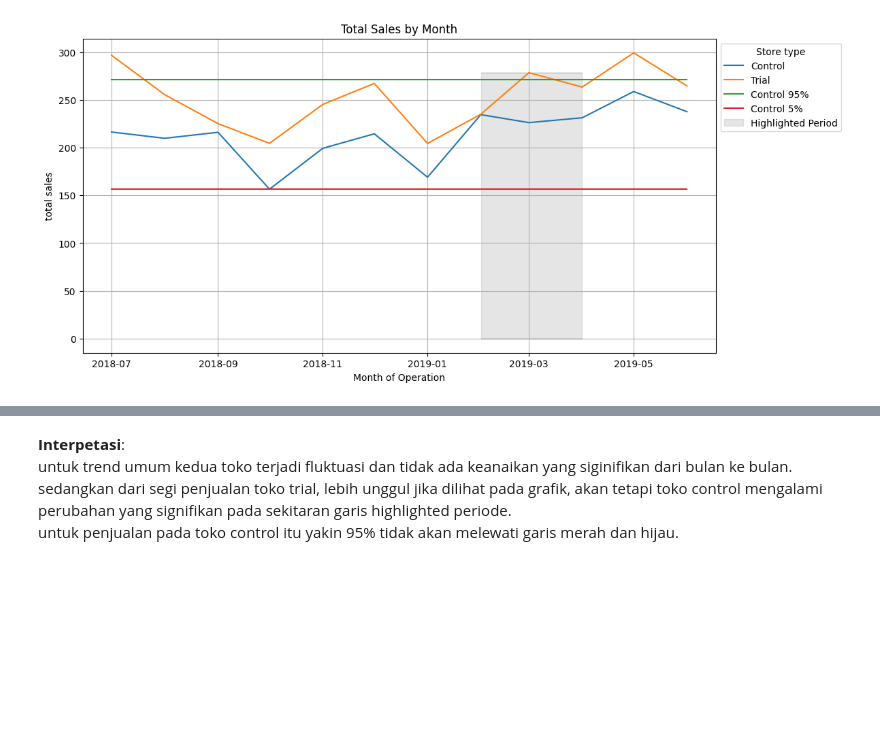
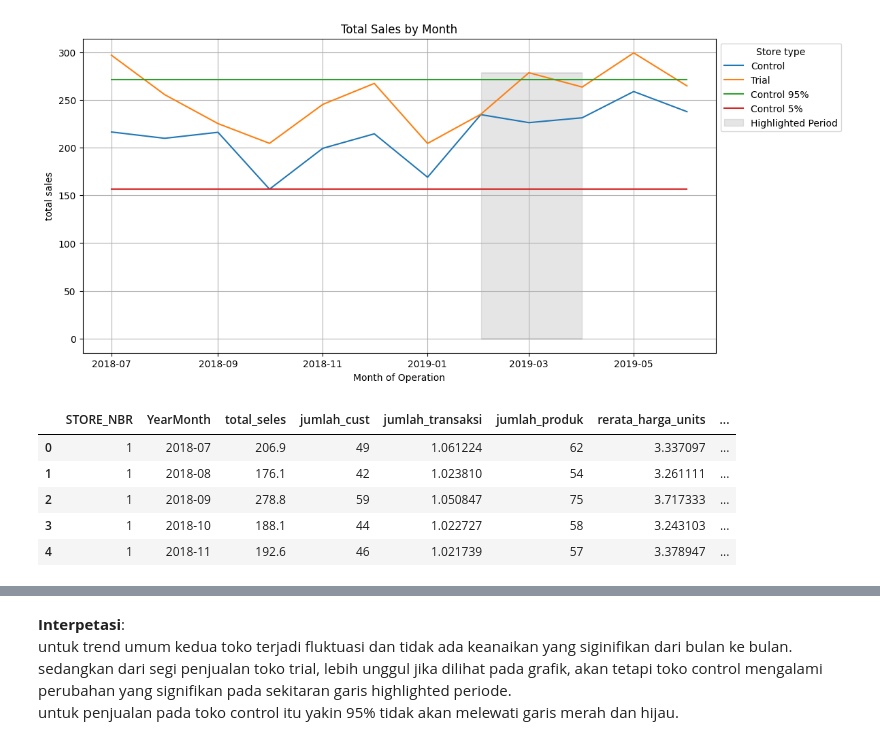
Before and after one commit to Aldistwn29/Experience_Perusahaan_Quantum, a Jupyter notebook: ritel_quantum.ipynb, the cells around one changed output, grey strips where cells are left out. Cells and saved outputs as stored; diff of their text form; code cells hidden in the pictures; blank space fills up the shorter version.

```diff
--- a/ritel_quantum.ipynb
+++ b/ritel_quantum.ipynb
@@ -450,10 +451,10 @@ berdasarkan visualisasi di atas trend cenderung fluktuatif, terjadi penurunan ya
 # %% [markdown]
 # Time Series Analisi (Distribusi Penjualan dan Perbandingan antara eksperimen type toko control dan toko Trial)
 # %%
-measure_over_time_sales = pre_trial_measure.copy()
+measure_over_time_sales = measure_over_time.copy()
 
 # Menambahkan kolom baru
-measure_over_time_sales['transaction_month'] = pd.to_datetime(pre_trial_measure['YearMonth'].astype(str), format='%Y-%m')
+measure_over_time_sales['transaction_month'] = pd.to_datetime(measure_over_time['YearMonth'].astype(str), format='%Y-%m')
 
 # Filter untuk trial dan control store
 past_sales = measure_over_time_sales[measure_over_time_sales['store_type'].isin(['Trial', 'Control'])]
@@ -492,3 +493,12 @@ plt.grid(True)
 plt.show()
 # %% [output]
 [figure]
+# %%
+measure_over_time_sales.head()
+# %% [output]
+|  | STORE_NBR | YearMonth | total_seles | jumlah_cust | jumlah_transaksi | jumlah_produk | rerata_harga_units | ... |
+| 0 | 1 | 2018-07 | 206.9 | 49 | 1.061224 | 62 | 3.337097 | ... |
+| 1 | 1 | 2018-08 | 176.1 | 42 | 1.023810 | 54 | 3.261111 | ... |
+| 2 | 1 | 2018-09 | 278.8 | 59 | 1.050847 | 75 | 3.717333 | ... |
+| 3 | 1 | 2018-10 | 188.1 | 44 | 1.022727 | 58 | 3.243103 | ... |
+| 4 | 1 | 2018-11 | 192.6 | 46 | 1.021739 | 57 | 3.378947 | ... |
```
Also changed, not shown: parts of 17 cells of this notebook.
